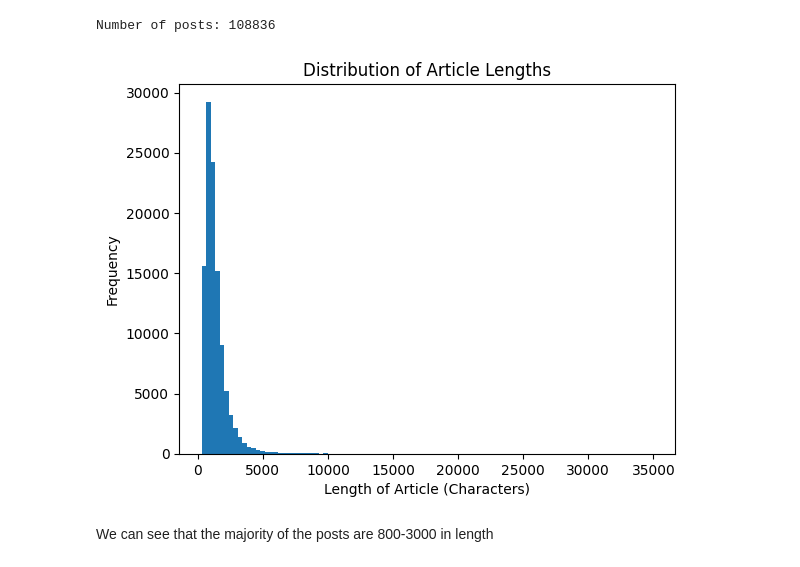
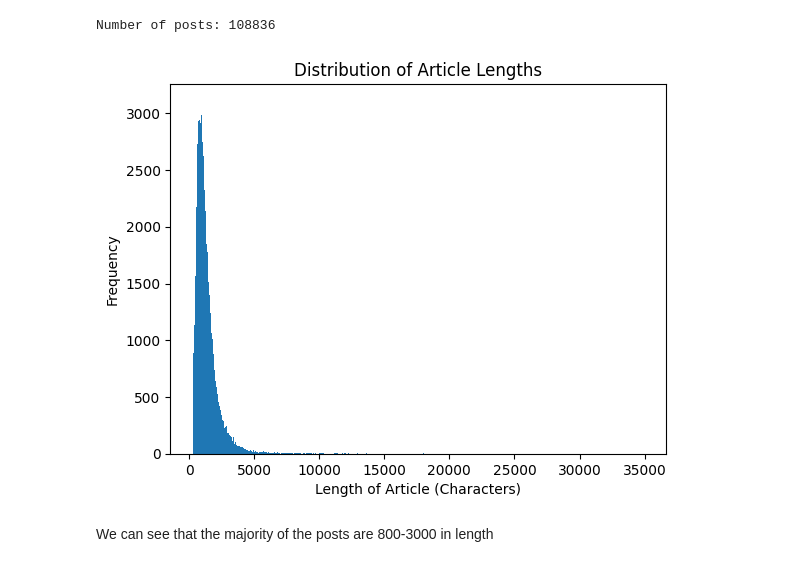
Before and after one commit to DanielHevdeli/hafifot-tiug, a Jupyter notebook: notebooks/EDA.ipynb, the cells around one changed output. Cells and saved outputs as stored; diff of their text form; code cells hidden in the pictures.

```diff
--- a/notebooks/EDA.ipynb
+++ b/notebooks/EDA.ipynb
@@ -43,13 +41,13 @@ print(f'Number of posts: {len(data)}')
 # %% [output]
 Number of posts: 108836
 # %%
-plt.hist(data['length'], bins=100)
+plt.hist(data['length'], bins=1000)
 plt.xlabel('Length of Article (Characters)')
 plt.ylabel('Frequency')
 plt.title('Distribution of Article Lengths')
 plt.show()
 # %% [output]
-[figure, old version]
+[figure, new version]
 # %% [markdown]
 We can see that the majority of the posts are 800-3000 in length
 # %%
```
Also changed, not shown: parts of 1 cell of this notebook.
